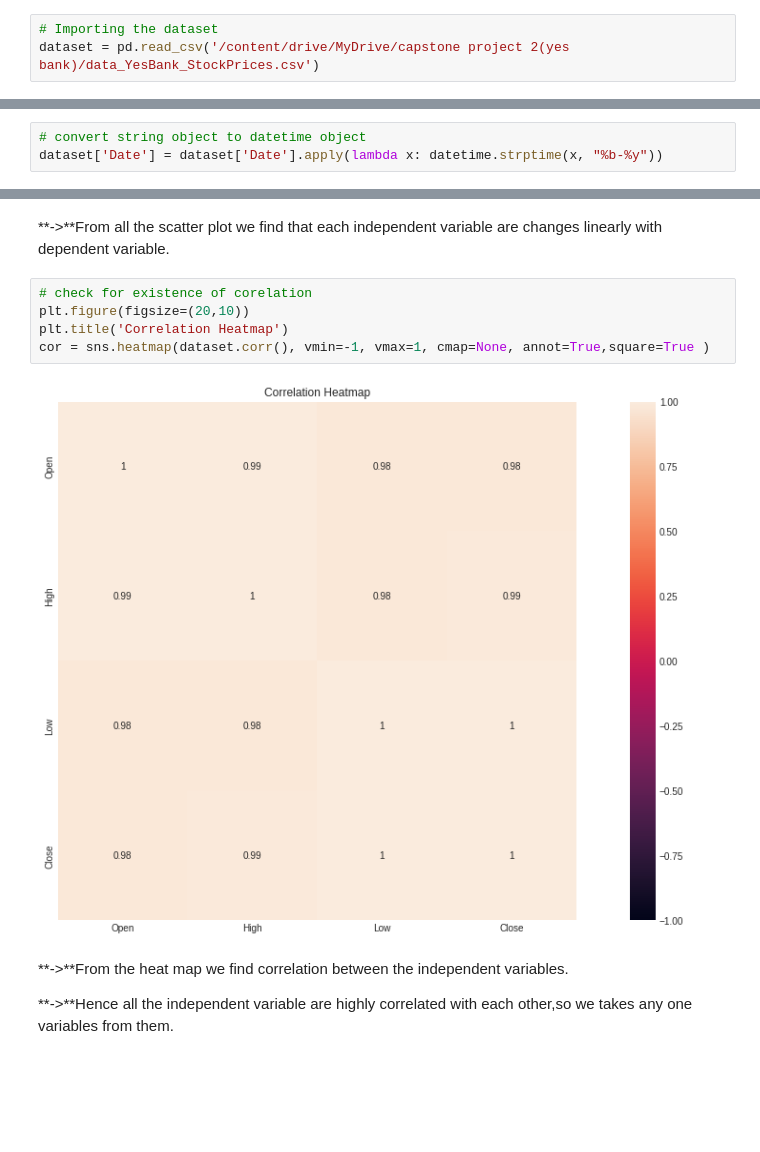
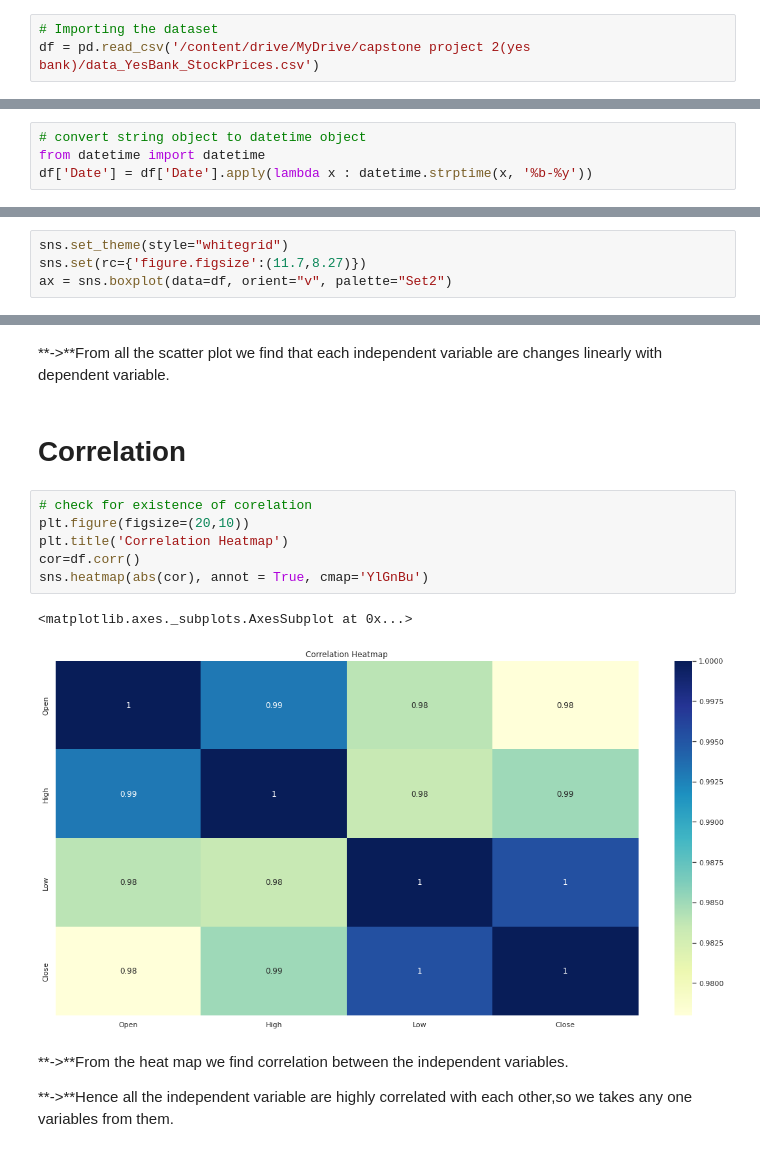
Before and after one commit to Swastik02aug/SML-Regression-Capstone-Project, a Jupyter notebook: project(yes_bank).ipynb, the cells around one changed output, grey strips where cells are left out. Cells and saved outputs as stored; diff of their text form; blank space fills up the shorter version.

```diff
--- a/project(yes_bank).ipynb
+++ b/project(yes_bank).ipynb
@@ -62,3 +54,3 @@ Mounted at /content/drive
 # %%
 # Importing the dataset
-dataset = pd.read_csv('/content/drive/MyDrive/capstone project 2(yes bank)/data_YesBank_StockPrices.csv')
+df = pd.read_csv('/content/drive/MyDrive/capstone project 2(yes bank)/data_YesBank_StockPrices.csv')
@@ -145,3 +169,4 @@ dataset.shape
 # %%
 # convert string object to datetime object
-dataset['Date'] = dataset['Date'].apply(lambda x: datetime.strptime(x, "%b-%y"))
+from datetime import datetime
+df['Date'] = df['Date'].apply(lambda x : datetime.strptime(x, '%b-%y'))
@@ -171,0 +193,4 @@ dataset.head()
+# %%
+sns.set_theme(style="whitegrid")
+sns.set(rc={'figure.figsize':(11.7,8.27)})
+ax = sns.boxplot(data=df, orient="v", palette="Set2")
@@ -239,12 +309,16 @@ for col in dataset.describe().columns[:-1]:
 # %% [markdown]
 **->**From all the scatter plot we find that each independent variable are changes linearly with dependent variable.
+# %% [markdown]
+# **Correlation**
 # %%
 # check for existence of corelation
 plt.figure(figsize=(20,10))
 plt.title('Correlation Heatmap')
-cor = sns.heatmap(dataset.corr(), vmin=-1, vmax=1, cmap=None, annot=True,square=True )
+cor=df.corr()
+sns.heatmap(abs(cor), annot = True, cmap='YlGnBu')
 # %% [output]
+<matplotlib.axes._subplots.AxesSubplot at 0x...>
-[figure, old version]
+[figure, new version]
 # %% [markdown]
 **->**From the heat map we find correlation between the independent variables.
 
```
Also changed, not shown: parts of 189 cells of this notebook.
